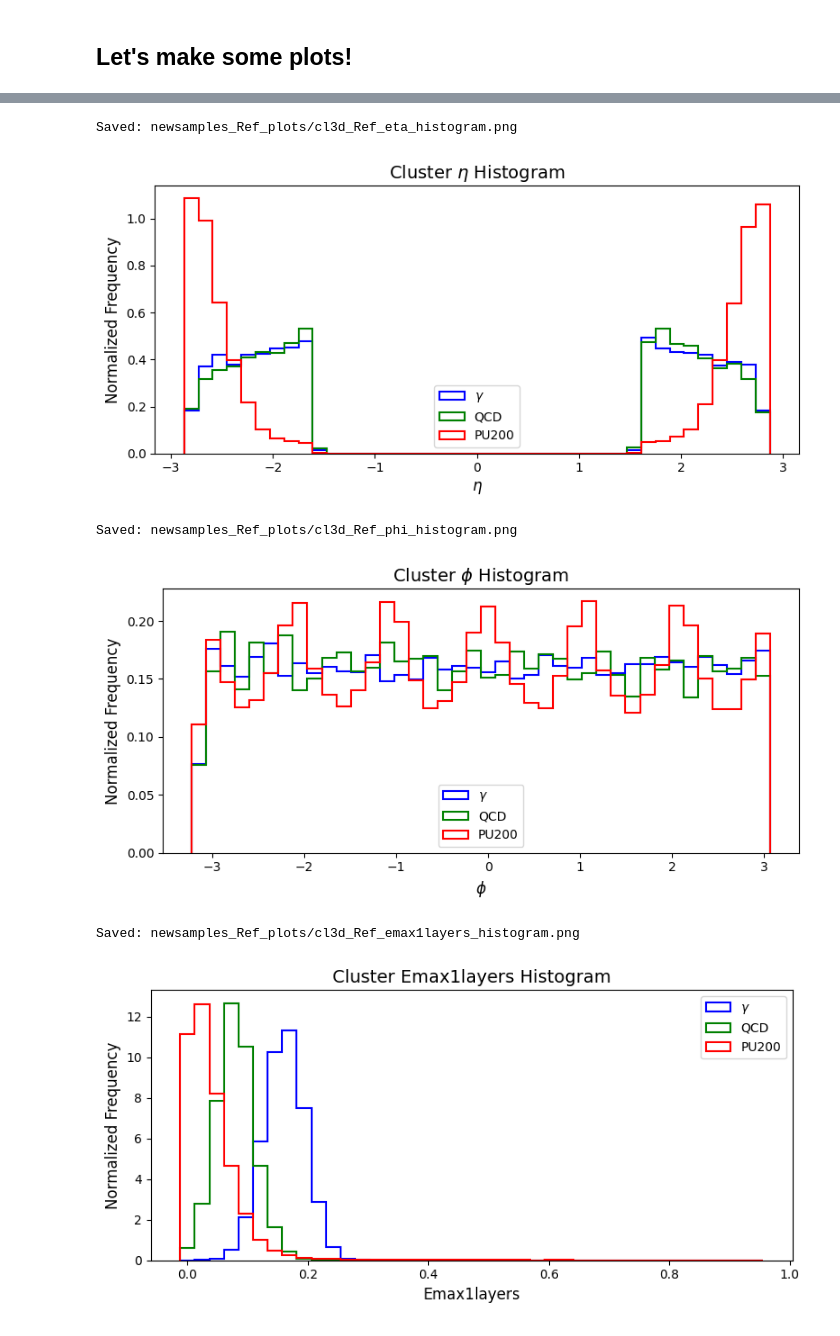
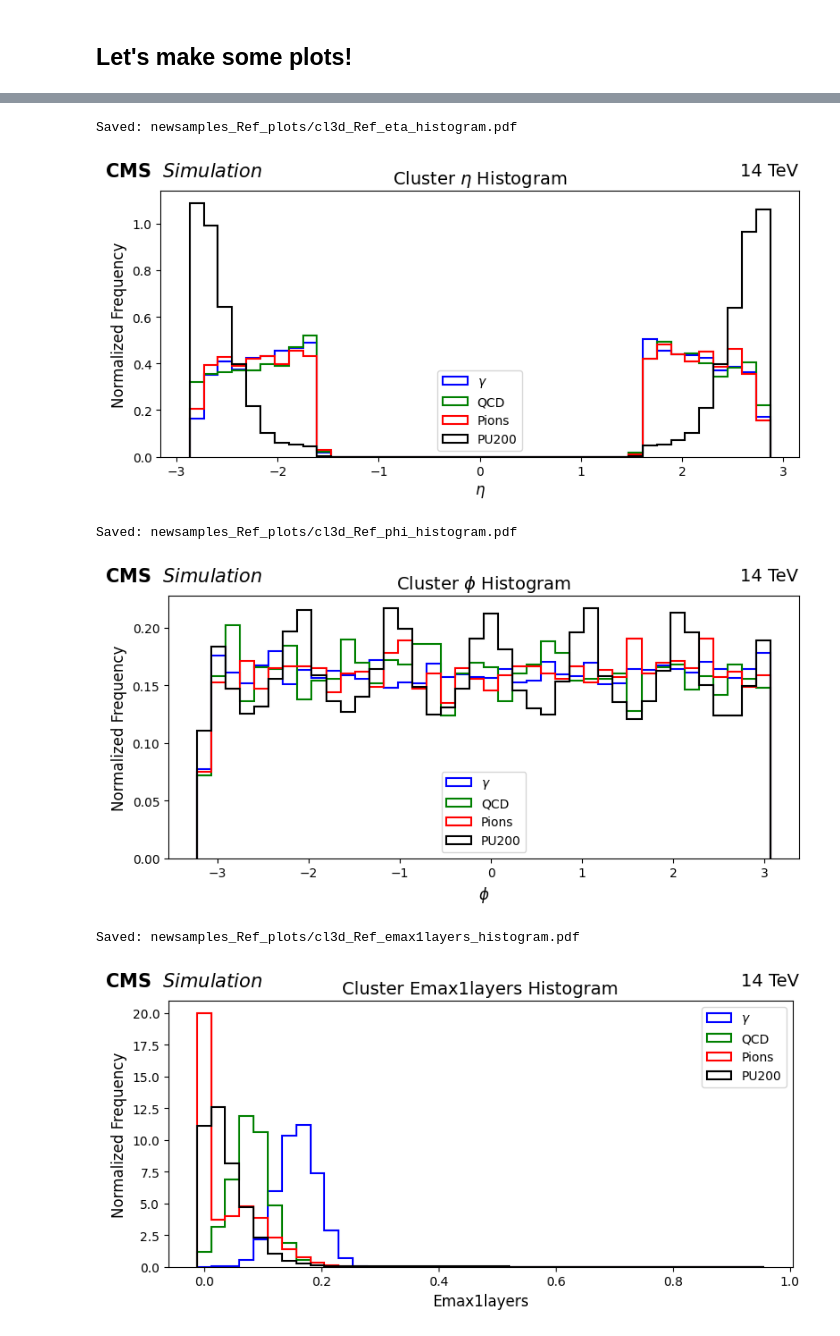
Before and after one commit to tdebnath16/shower_shape_studies, a Jupyter notebook: training_newalgo.ipynb, the cells around one changed output, grey strips where cells are left out. Cells and saved outputs as stored; diff of their text form; code cells hidden in the pictures.

```diff
--- a/training_newalgo.ipynb
+++ b/training_newalgo.ipynb
@@ -374,4 +484,39 @@ Saved: plot_triangles_genmatched/emax3layers_across_triangles.png
 ... (46 outputs left out)
+# %%
+def plot_histograms(df_signal, df_bg1, df_bg2, df_bg3, variables, label_signal, label_bg1, label_bg2, label_bg3, plots_dir, var_latex_map, prefix, num_bins=40, cl3d_pt_range=(20, 100), figsize=(8, 4)):
+    df_signal_filtered = df_signal[(df_signal[f'cl3d_{prefix}_pt'] >= cl3d_pt_range[0]) & (df_signal[f'cl3d_{prefix}_pt'] <= cl3d_pt_range[1])]
+    df_bg1_filtered = df_bg1[(df_bg1[f'cl3d_{prefix}_pt'] >= cl3d_pt_range[0]) & (df_bg1[f'cl3d_{prefix}_pt'] <= cl3d_pt_range[1])]
+    df_bg2_filtered = df_bg2[(df_bg2[f'cl3d_{prefix}_pt'] >= cl3d_pt_range[0]) & (df_bg2[f'cl3d_{prefix}_pt'] <= cl3d_pt_range[1])]
+    df_bg3_filtered = df_bg3[(df_bg3[f'cl3d_{prefix}_pt'] >= cl3d_pt_range[0]) & (df_bg3[f'cl3d_{prefix}_pt'] <= cl3d_pt_range[1])]
+    for var in variables:
+        plt.figure(figsize=figsize)
+        if df_signal_filtered[var].dtype in ['int64', 'int32']:
+            min_value = min(df_signal_filtered[var].min(), df_bg1_filtered[var].min(), df_bg2_filtered[var].min(), df_bg3_filtered[var].min())
+            max_value = max(df_signal_filtered[var].max(), df_bg1_filtered[var].max(), df_bg2_filtered[var].max(), df_bg3_filtered[var].max())
+            bin_edges = np.arange(min_value - 0.5, max_value + 1.5, 1)
+        else:
+            min_value = min(df_signal_filtered[var].min(), df_bg1_filtered[var].min(), df_bg2_filtered[var].min(), df_bg3_filtered[var].min())
+            max_value = max(df_signal_filtered[var].max(), df_bg1_filtered[var].max(), df_bg2_filtered[var].max(), df_bg3_filtered[var].max())
+            bin_width = (max_value - min_value) / num_bins
+            bin_edges = np.arange(min_value - bin_width / 2, max_value + bin_width / 2, bin_width)
+        plt.hist(df_signal_filtered[var], histtype='step', bins=bin_edges, color='b', linewidth=1.5, label=label_signal, density=True)
+        plt.hist(df_bg1_filtered[var], histtype='step', bins=bin_edges, color='g', linewidth=1.5, label=label_bg1, density=True)
+        plt.hist(df_bg2_filtered[var], histtype='step', bins=bin_edges, color='r', linewidth=1.5, label=label_bg2, density=True)
+        plt.hist(df_bg3_filtered[var], histtype='step', bins=bin_edges, color='black', linewidth=1.5, label=label_bg3, density=True)
+        plt.title("Cluster " + f"{var_latex_map.get(var, var)} Histogram", fontsize=14)
+        plt.xlabel(var_latex_map.get(var, var), fontsize=12)
+        plt.ylabel('Normalized Frequency', fontsize=12)
+        plt.legend()
+        plt.tight_layout()
+        fig = plt.gcf()
+        fig.text(0.01, 0.98, r"$\bf{CMS}$  $\it{Simulation}$", ha="left", va="top", fontsize=15)
+        fig.text(0.98, 0.98, "14 TeV",                 ha="right", va="top", fontsize=14)
+        plt.subplots_adjust(top=0.90)
+        filename = os.path.join(plots_dir, f"{var}_histogram.pdf")
+        plt.savefig(filename, dpi=300)
+        print(f"Saved: {filename}")
+        plt.show()
+        plt.close()
 # %%
-ana.plot_histograms(photon_df_Ref_filtered, qcd_df_Ref_filtered, PU_df_Ref, ana.variables_to_plot('Ref'), r'$\gamma$', 'QCD', 'PU200', 'newsamples_Ref_plots', ana.var_map('Ref'), 'Ref')
+plot_histograms(photon_df_Ref_filtered, qcd_df_Ref_filtered, pion_df_Ref_filtered, PU_df_Ref, ana.variables_to_plot('Ref'), r'$\gamma$', 'QCD', 'Pions', 'PU200', 'newsamples_Ref_plots', ana.var_map('Ref'), 'Ref')
 # %% [output]
@@ -382,6 +527,6 @@ Saved: newsamples_Ref_plots/cl3d_Ref_energy_histogram.png
-Saved: newsamples_Ref_plots/cl3d_Ref_eta_histogram.png
+Saved: newsamples_Ref_plots/cl3d_Ref_eta_histogram.pdf
-[figure, old version]
+[figure, new version]
-Saved: newsamples_Ref_plots/cl3d_Ref_phi_histogram.png
+Saved: newsamples_Ref_plots/cl3d_Ref_phi_histogram.pdf
-[figure, old version]
+[figure, new version]
-Saved: newsamples_Ref_plots/cl3d_Ref_emax1layers_histogram.png
+Saved: newsamples_Ref_plots/cl3d_Ref_emax1layers_histogram.pdf
-[figure, old version]
+[figure, new version]
```
Also changed, not shown: parts of 34 cells of this notebook, 2 other files.
